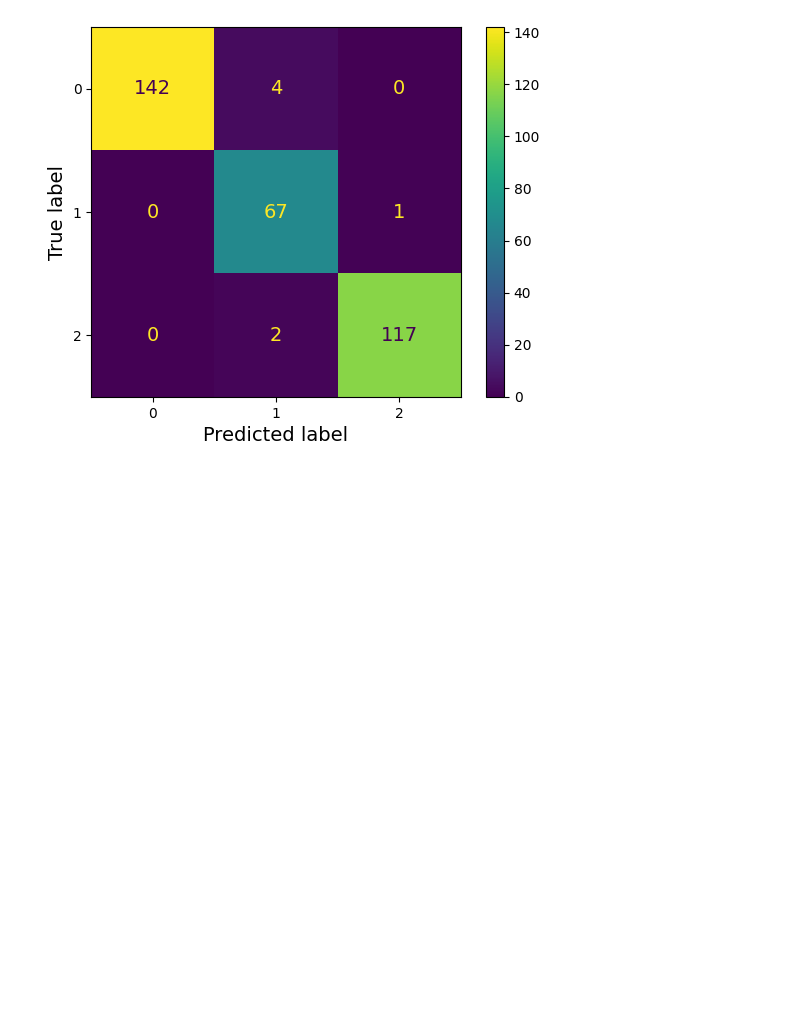
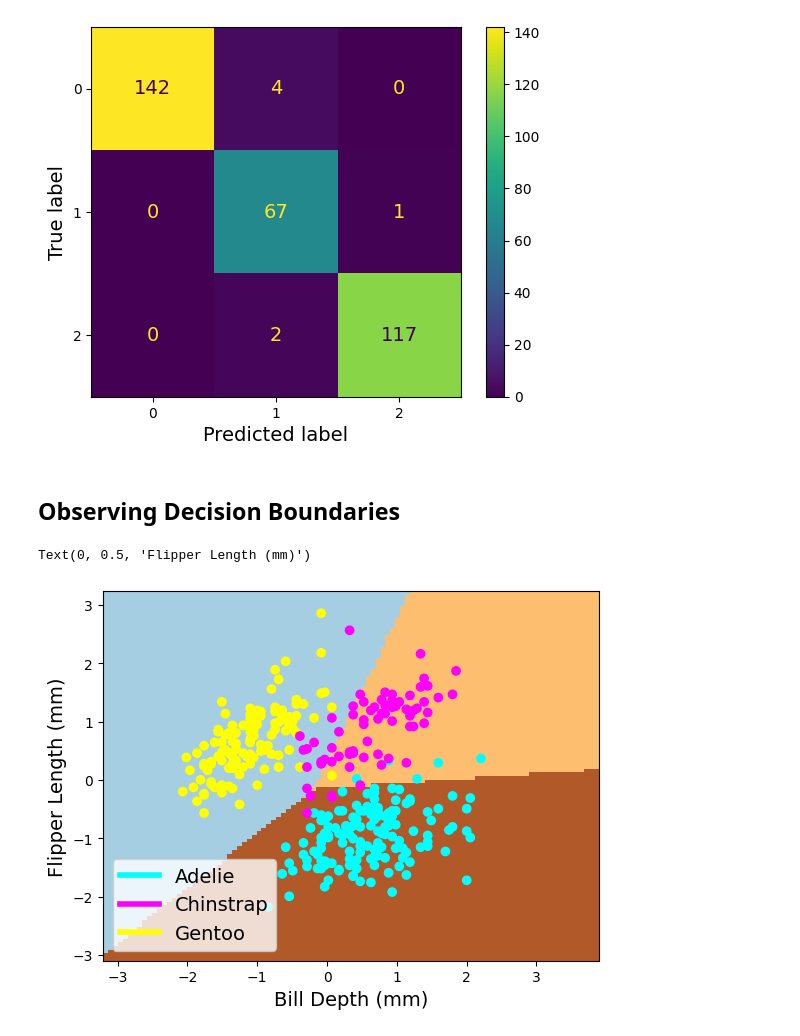
Before and after one commit to Flowers70/Machine-Learning, a Jupyter notebook: Project 2 (Support Vector Machines).ipynb, the cells around one changed output. Saved outputs shown, nothing was run; the diff lists cells and outputs as text; code cells hidden in the pictures; blank space fills up the shorter version.

```diff
--- a/Project 2 (Support Vector Machines).ipynb
+++ b/Project 2 (Support Vector Machines).ipynb
@@ -252,7 +252,7 @@ from sklearn.model_selection import GridSearchCV
 from sklearn.svm import LinearSVC
 
 param_grid = {
-    'C': [0.001, 1.0, 50.0, 100.0]
+    'C': [0.001, 1.0, 50.0, 100.0],
 }
 
 svc = LinearSVC(dual="auto")
@@ -297,8 +297,7 @@ from sklearn.svm import SVC
 
 param_grid = {
     'C': [0.001, 1.0, 50.0, 100.0],
-    'degree' : [3, 4],
-    'coef0': [0, 1, 5]
+    'degree' : [3, 4]
 }
 
 svc = SVC(kernel="poly")
@@ -319,6 +318,6 @@ grid_search.best_params_
 # %% [markdown]
 ### Train Model
 # %%
-poly_svc = SVC(kernel="poly", C=100.0, coef0=0, degree=3)
+poly_svc = SVC(kernel="poly", C=100.0, degree=3)
 poly_svc.fit(train_data, train_label_data)
 # %% [output]
@@ -628,3 +627,32 @@ cm_display.plot()
 plt.show() # Looks good but that is because this is predicting on the same data it trained on
 # %% [output]
 [figure]
+# %% [markdown]
+## Observing Decision Boundaries
+# %%
+# fpr, tpr, thresholds = roc_curve(train_label_data, y_scores)
+from sklearn.inspection import DecisionBoundaryDisplay
+
+ax = plt.gca()
+DecisionBoundaryDisplay.from_estimator(
+    linear_svc,
+    train_data,
+    cmap=plt.cm.Paired,
+    ax=ax,
+    response_method="predict",
+    plot_method="pcolormesh",
+    shading="auto",
+)
+
+colors = {0:'cyan', 1:'magenta', 2:'yellow'}
+
+human_readable_categories = penguin_set["species"].unique()
+ax.scatter(df_penguins_prepared["num__bill_depth_mm"], df_penguins_prepared["num__bill_length_mm"], c=df_penguins_prepared["species"].map(colors))
+ax.legend(custom_lines, [human_readable_categories[0], human_readable_categories[2], human_readable_categories[1]])
+plt.xlabel("Bill Depth (mm)")
+plt.ylabel("Flipper Length (mm)")
+
+plt.savefig('decision_linear_tuned.png')
+# %% [output]
+Text(0, 0.5, 'Flipper Length (mm)')
+[figure, added]
```
Also changed, not shown: parts of 3 cells of this notebook, 3 other files.
